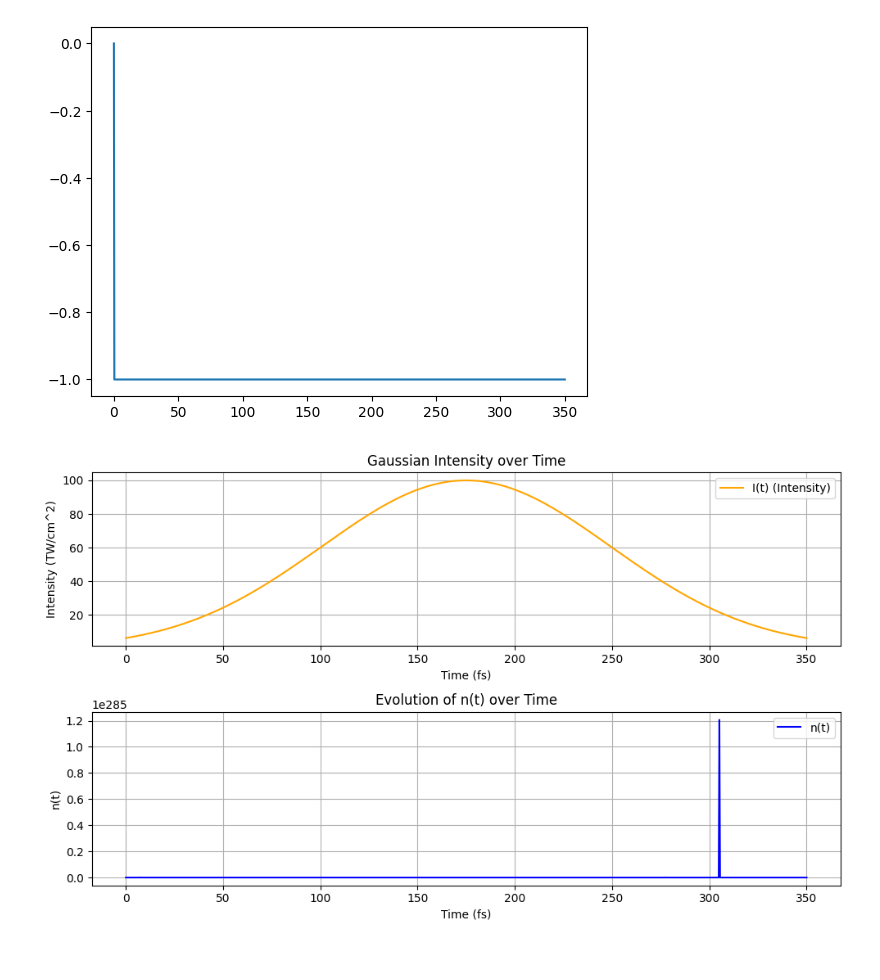
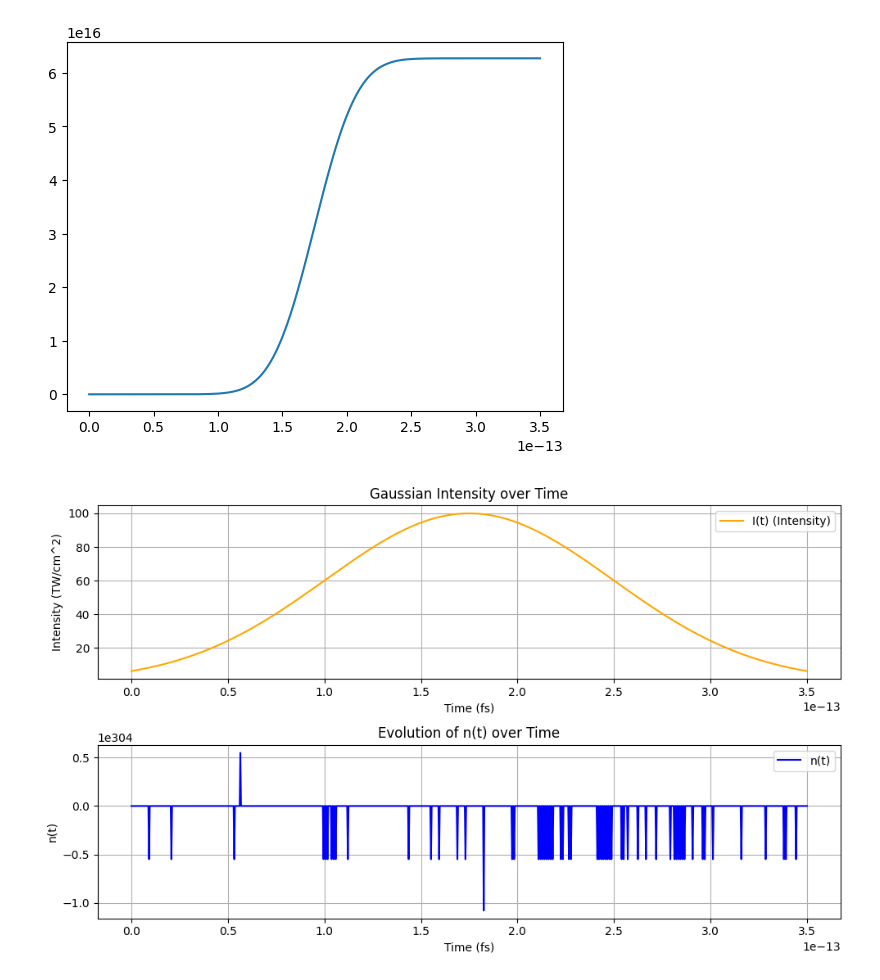
Before and after one commit to Allan-Liu05/Physics-Code-for-UofT, a Jupyter notebook: sim.ipynb, the cells around one changed output. Saved outputs shown, nothing was run; the diff lists cells and outputs as text; code cells hidden in the pictures.

Commit message:
look at freeElectronSim_11th_Oct 2.py, trying to figure out why avalanche ionization is so weak, i think it has to do with the units for laser intensity

```diff
--- a/sim.ipynb
+++ b/sim.ipynb
@@ -5,42 +5,40 @@ from scipy.integrate import solve_ivp
 from scipy.integrate import odeint
 # %%
 # Constants
-FWHM = 175  # FWHM in fs
+FWHM = 175e-15  # FWHM in fs
 I_peak = 100  # Peak intensity
 P_constant = 9.52e10  # Constant in P(I)
 sigma = FWHM / (2 * np.sqrt(2 * np.log(2)))  # Convert FWHM to sigma for Gaussian
 # %%
 # Define the Gaussian function for I(t)
 def I_t(t, I_peak, sigma):
-    return I_peak * np.exp(-((t - 175) ** 2) / (2 * sigma ** 2))  # Center at 350 fs
+    return I_peak * np.exp(-((t - 175e-15) ** 2) / (2 * sigma ** 2))  # Center at 350 fs
 
-# Define P(I) as a function of time
 def P_I(t):
     I = I_t(t, I_peak, sigma)
-    return P_constant * I**8
+    return P_constant * I**8 * 1e3
 
-# Rate equation: dn/dt = P(I)
+def avalanche(t):
+    I = I_t(t, I_peak, sigma)
+    return I
+
 def rate_equation(t, n):
-    return n*P_I(t) + P_I(t) - n/60e-3
+    return P_I(t) - n/60e-3 + 4*avalanche(t)*n
 # %%
 
-# Time array in femtoseconds
-time_fs = np.linspace(0, 350, 1000) # From 0 to 700 fs to capture the pulse
-time_ps = time_fs / 1000  # Convert time to picoseconds for rate equation
-
-# Initial condition
+time_fs = np.linspace(0, 350, 1000) *1e-15
+time_ps = time_fs / 1000
 n0 = [0]
 
-# Solve the differential equation using odeint
-sol = solve_ivp(rate_equation, [0,350], y0=n0,t_eval=time_ps, method="Radau")
+sol = solve_ivp(rate_equation, [0,350], y0=n0,t_eval=time_fs, method="Radau")
 y = sol.y[0]
 plt.plot(time_fs, y)
 plt.show()
 # %% [output]
-[figure, old version]
+[figure, new version]
 # %%
 
-n_t = odeint(rate_equation, 0, time_ps)
+n_t = odeint(rate_equation, 0, time_fs)
 # Plotting the results
 plt.figure(figsize=(10, 6))
 
@@ -65,4 +63,4 @@ plt.legend()
 plt.tight_layout()
 plt.show()
 # %% [output]
-[figure, old version]
+[figure, new version]
```
Also changed, not shown: 1 other file.
